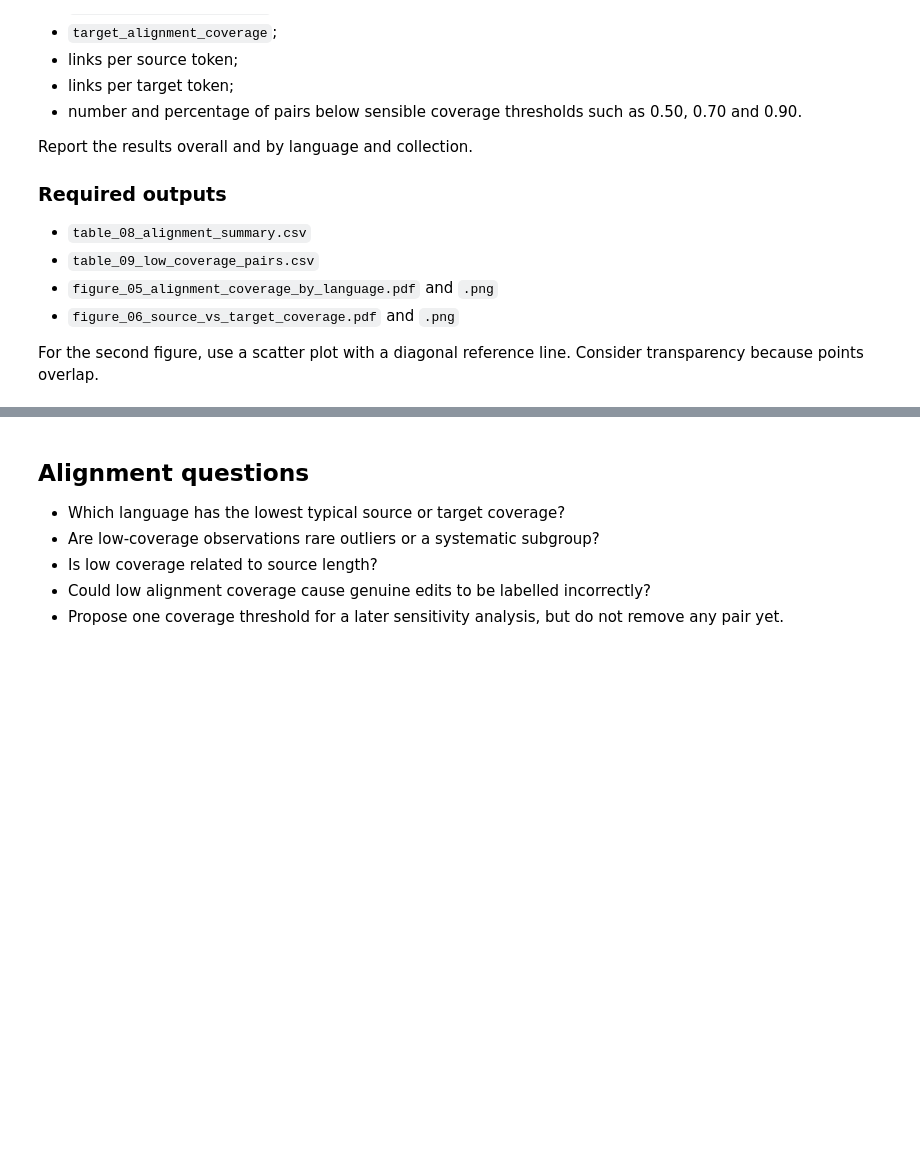
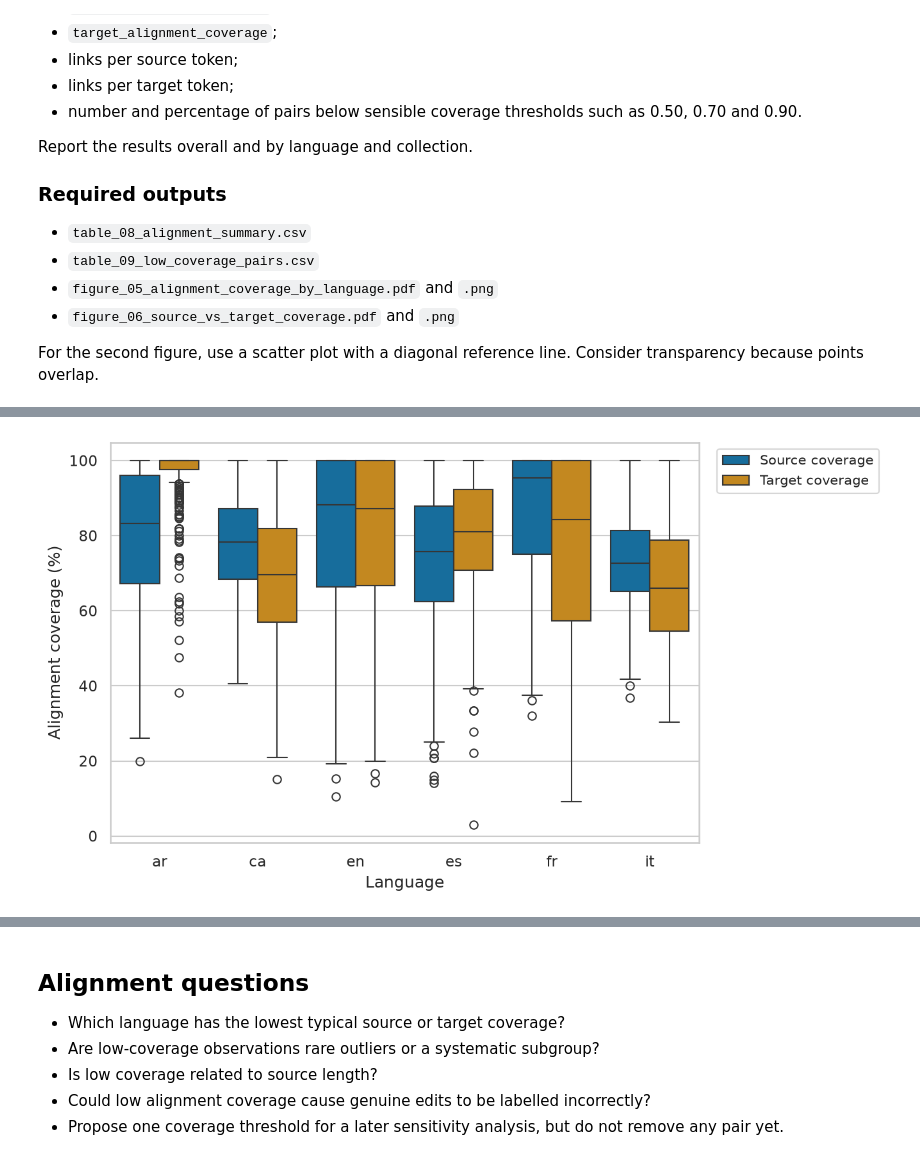
Before and after one commit to Owais-Mahmood/Interpretating-Readability-Evaluation-with-Explainable-AI, a Jupyter notebook: Task1/01_Dataset_statistical_and_strategy_analysis.ipynb, the cells around one changed output, grey strips where cells are left out. Drawn from its saved outputs; the diff is of its cells as text; code cells hidden in the pictures; blank space fills up the shorter version.

```diff
--- a/Task1/01_Dataset_statistical_and_strategy_analysis.ipynb
+++ b/Task1/01_Dataset_statistical_and_strategy_analysis.ipynb
@@ -314,3 +936,92 @@ Report the results overall and by language and collection.
 - `figure_06_source_vs_target_coverage.pdf` and `.png`
 
 For the second figure, use a scatter plot with a diagonal reference line. Consider transparency because points overlap.
+# %%
+# 5. Alignment analysis
+
+# Derived variables
+pairs["links_per_source_token"] = pairs["n_alignment_links"] / pairs["n_source_tokens"]
+pairs["links_per_target_token"] = pairs["n_alignment_links"] / pairs["n_target_tokens"]
+
+alignment_vars = [
+    "n_alignment_links", "source_alignment_coverage", "target_alignment_coverage",
+    "links_per_source_token", "links_per_target_token",
+]
+
+# table_08: alignment summary, overall + by language + by collection
+table_08_overall = describe_group(pairs, alignment_vars).assign(dimension="overall")
+table_08_language = describe_group(pairs, alignment_vars, group_col="language").assign(dimension="language")
+table_08_collection = describe_group(pairs, alignment_vars, group_col="collection").assign(dimension="collection")
+
+table_08 = pd.concat([table_08_overall, table_08_language, table_08_collection], ignore_index=True)
+table_08.to_csv(TABLES_DIR / "table_08_alignment_summary.csv", index=False)
+
+print("=== table_08: alignment summary (coverage variables only) ===")
+print(table_08[table_08["variable"].isin(["source_alignment_coverage", "target_alignment_coverage"])].to_string(index=False))
+
+# table_09: pairs below coverage thresholds
+# NOTE: coverage columns are stored as percentages (0-100), so thresholds are 50/70/90
+thresholds = [50, 70, 90]
+low_coverage_rows = []
+
+for threshold in thresholds:
+    for side, col in [("source", "source_alignment_coverage"), ("target", "target_alignment_coverage")]:
+        below = pairs[pairs[col] < threshold]
+        low_coverage_rows.append({
+            "threshold": threshold,
+            "side": side,
+            "n_pairs_below": len(below),
+            "pct_pairs_below": round(100 * len(below) / len(pairs), 2),
+        })
+
+table_09_summary = pd.DataFrame(low_coverage_rows)
+
+# Also save the actual low-coverage pairs (using the strictest threshold, 90) for inspection
+table_09_pairs = pairs[
+    (pairs["source_alignment_coverage"] < 90) | (pairs["target_alignment_coverage"] < 90)
+][["pair_id", "language", "collection", "source_alignment_coverage", "target_alignment_coverage"]]
+
+table_09_summary.to_csv(TABLES_DIR / "table_09_low_coverage_pairs.csv", index=False)
+
+print()
+print("=== table_09: pairs below coverage thresholds ===")
+print(table_09_summary.to_string(index=False))
+print()
+print(f"Total pairs below 90% coverage (either side): {len(table_09_pairs)} ({100*len(table_09_pairs)/len(pairs):.2f}%)")
+
+# Figure 5: alignment coverage by language
+plot_df = pairs.melt(
+    id_vars=["language"],
+    value_vars=["source_alignment_coverage", "target_alignment_coverage"],
+    var_name="side", value_name="coverage"
+)
+plot_df["side"] = plot_df["side"].map({
+    "source_alignment_coverage": "Source coverage",
+    "target_alignment_coverage": "Target coverage",
+})
+
+fig, ax = plt.subplots(figsize=(9, 5))
+sns.boxplot(data=plot_df, x="language", y="coverage", hue="side", ax=ax, palette="colorblind")
+ax.set_xlabel("Language")
+ax.set_ylabel("Alignment coverage (%)")
+ax.legend(title=None, bbox_to_anchor=(1.02, 1), loc="upper left")
+fig.tight_layout()
+fig.savefig(FIGURES_DIR / "figure_05_alignment_coverage_by_language.pdf")
+fig.savefig(FIGURES_DIR / "figure_05_alignment_coverage_by_language.png", dpi=300)
+plt.show()
+
+# Figure 6: source vs target coverage scatter, with diagonal reference line
+fig, ax = plt.subplots(figsize=(6, 6))
+sns.scatterplot(
+    data=pairs, x="source_alignment_coverage", y="target_alignment_coverage",
+    hue="language", alpha=0.4, s=25, ax=ax, palette="colorblind",
+)
+ax.plot([0, 100], [0, 100], color="black", linestyle="--", linewidth=0.8)
+ax.set_xlabel("Source alignment coverage (%)")
+ax.set_ylabel("Target alignment coverage (%)")
+ax.legend(title="Language", bbox_to_anchor=(1.02, 1), loc="upper left")
+fig.tight_layout()
+fig.savefig(FIGURES_DIR / "figure_06_source_vs_target_coverage.pdf")
+fig.savefig(FIGURES_DIR / "figure_06_source_vs_target_coverage.png", dpi=300)
+plt.show()
+# %% [output]
@@ -316,0 +1045 @@ For the second figure, use a scatter plot with a diagonal reference line. Consid
+[figure, added]
```
Also changed, not shown: parts of 18 cells of this notebook, 27 other files.
